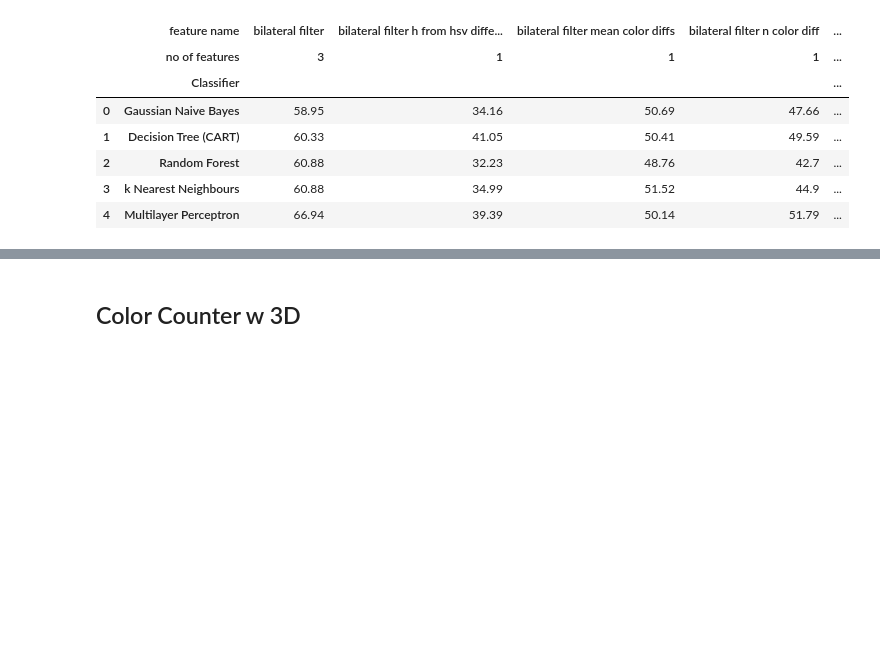
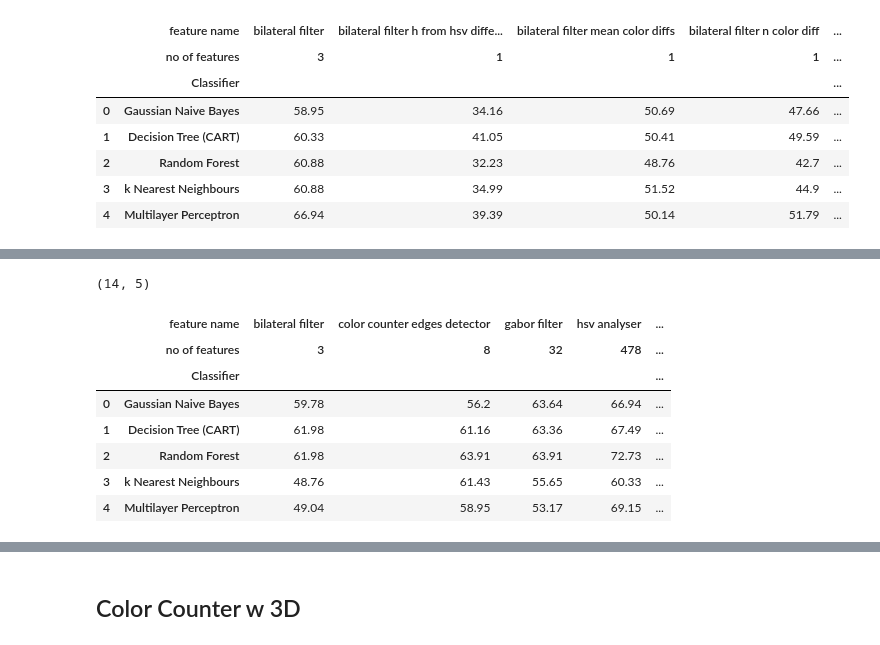
Before and after one commit to lukaszsus/memotion-images-analysis, a Jupyter notebook: experiment_scripts/pandas_dataframes_results.ipynb, the cells around one changed output, grey strips where cells are left out. Saved outputs shown, nothing was run; the diff lists cells and outputs as text; code cells hidden in the pictures; blank space fills up the shorter version.

```diff
--- a/experiment_scripts/pandas_dataframes_results.ipynb
+++ b/experiment_scripts/pandas_dataframes_results.ipynb
@@ -140,0 +169,13 @@ create_table(path)
+# %%
+path = 'results/metrics/memes_one_vs_rest'
+create_table(path, feature_count_14)
+# %% [output]
+(14, 5)
+|  | feature name | bilateral filter | color counter edges detector | gabor filter | hsv analyser | ... |
+|  | no of features | 3 | 8 | 32 | 478 | ... |
+|  | Classifier |  |  |  |  | ... |
+| 0 | Gaussian Naive Bayes | 59.78 | 56.2 | 63.64 | 66.94 | ... |
+| 1 | Decision Tree (CART) | 61.98 | 61.16 | 63.36 | 67.49 | ... |
+| 2 | Random Forest | 61.98 | 63.91 | 63.91 | 72.73 | ... |
+| 3 | k Nearest Neighbours | 48.76 | 61.43 | 55.65 | 60.33 | ... |
+| 4 | Multilayer Perceptron | 49.04 | 58.95 | 53.17 | 69.15 | ... |
```
Also changed, not shown: parts of 9 cells of this notebook, 7 other files.
